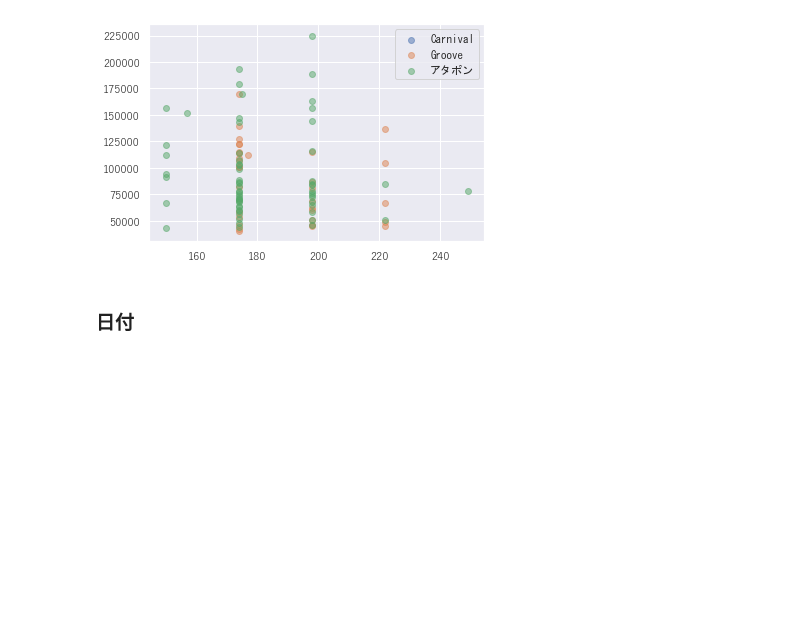
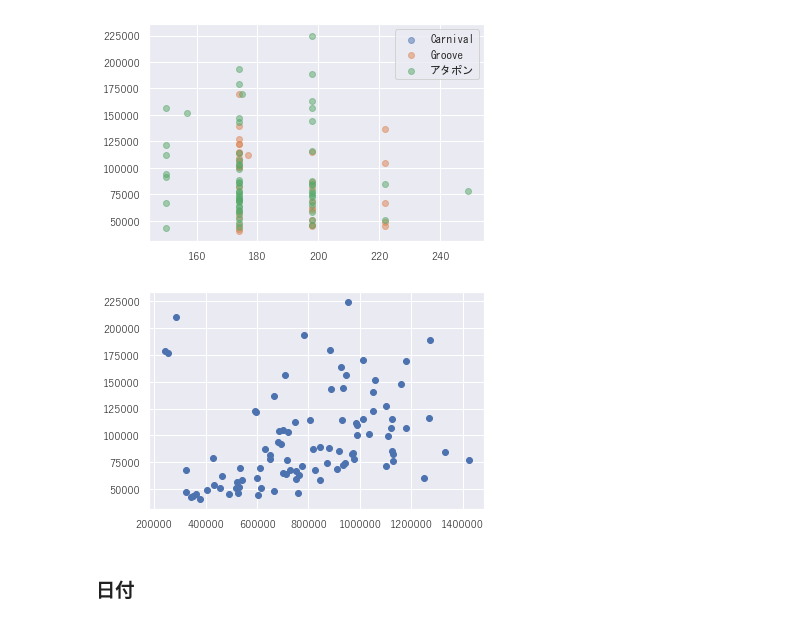
Before and after one commit to Kazuya-Minakuchi/qiita, a Jupyter notebook: dereste_event_border/common/script/a4_basic aggregation.ipynb, the cells around one changed output. Saved outputs shown, nothing was run; the diff lists cells and outputs as text; code cells hidden in the pictures; blank space fills up the shorter version.

```diff
--- a/dereste_event_border/common/script/a4_basic aggregation.ipynb
+++ b/dereste_event_border/common/script/a4_basic aggregation.ipynb
@@ -219,6 +219,16 @@ ax.legend(prop={"family":"MS Gothic"})
 plt.show()
 # %% [output]
 [figure]
+# %%
+# 1位vs2001位ボーダー
+fig = plt.figure()
+ax = fig.add_subplot(111)
+x = df.loc[:, '1位']
+y = df.loc[:, '2001位']
+ax.scatter(x, y)
+plt.show()
+# %% [output]
+[figure, added]
 # %% [markdown]
 ### 日付
 # %%
```
